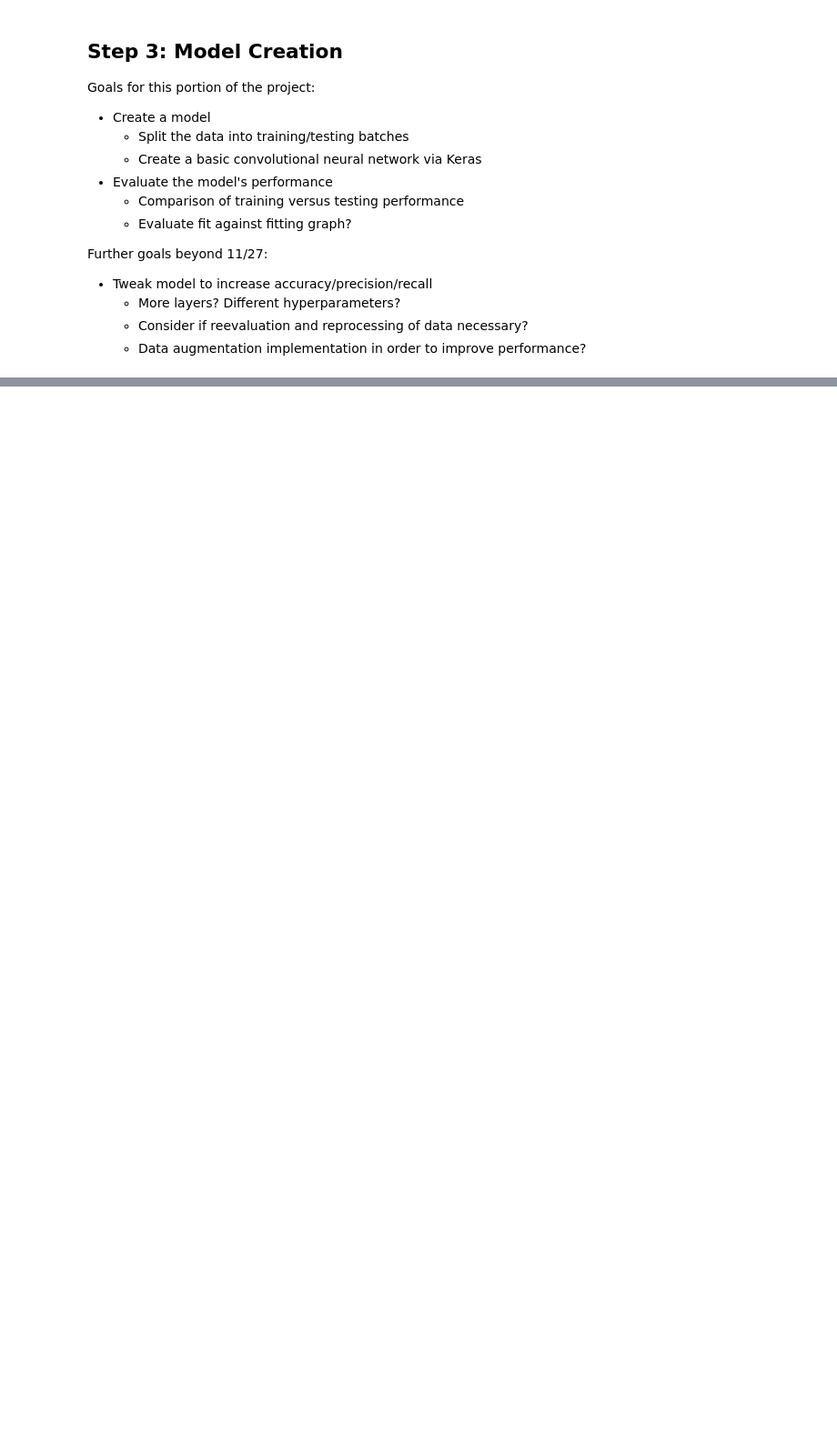
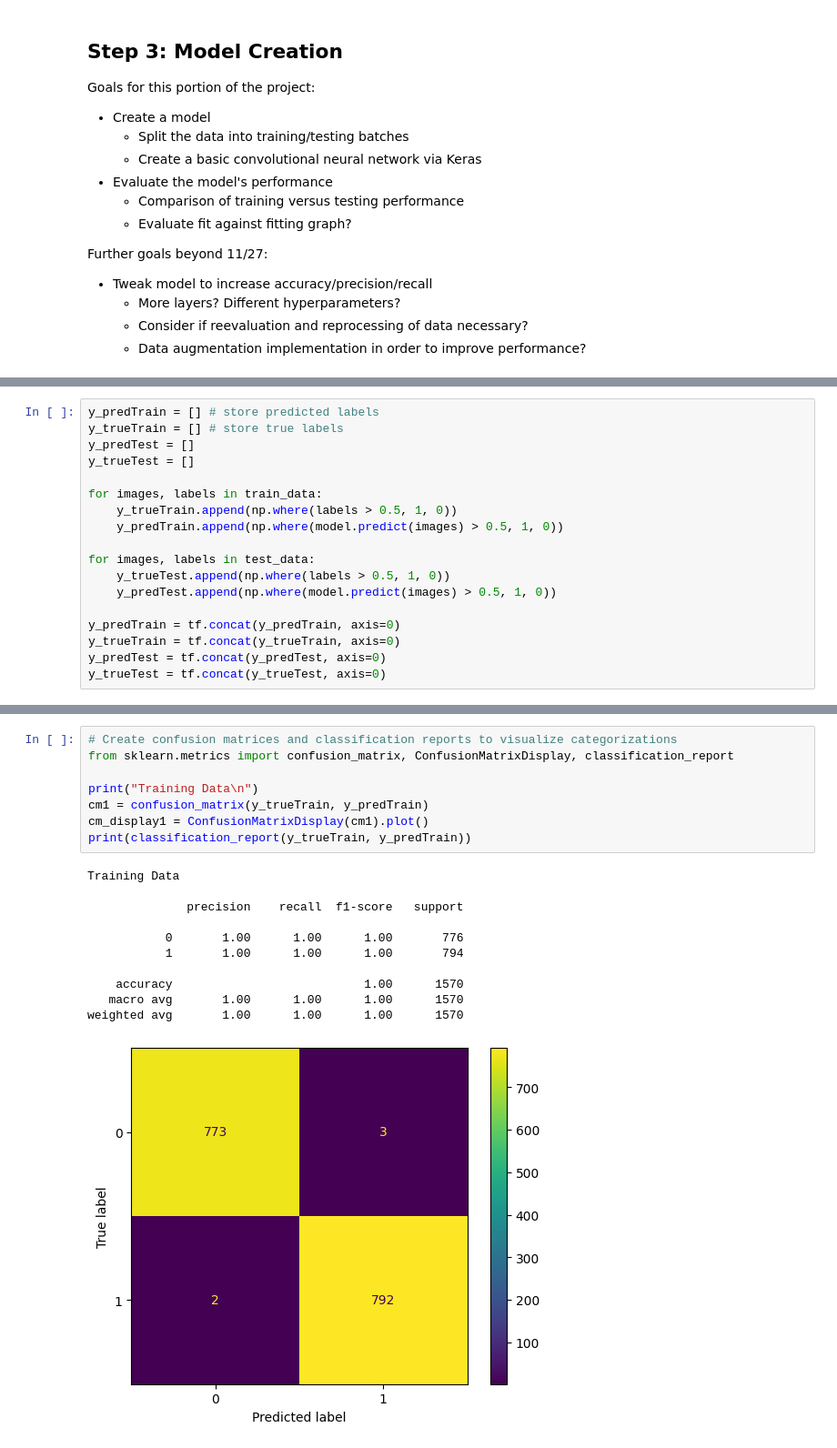
Before and after one commit to slouderback/ECS171-group-project, a Jupyter notebook: project.ipynb, the cells around one changed output, grey strips where cells are left out. Shown at 91% size. Cells and saved outputs as stored; diff of their text form; blank space fills up the shorter version.

Commit message:
Expand model evaluation section
Added classification reports and confusion matrices, made model fit graph a local embed

```diff
--- a/project.ipynb
+++ b/project.ipynb
@@ -178,0 +179,18 @@ Epoch 10/10
+# %%
+y_predTrain = [] # store predicted labels
+y_trueTrain = [] # store true labels
+y_predTest = []
+y_trueTest = []
+
+for images, labels in train_data:
+    y_trueTrain.append(np.where(labels > 0.5, 1, 0))
+    y_predTrain.append(np.where(model.predict(images) > 0.5, 1, 0))
+
+for images, labels in test_data:
+    y_trueTest.append(np.where(labels > 0.5, 1, 0))
+    y_predTest.append(np.where(model.predict(images) > 0.5, 1, 0))
+
+y_predTrain = tf.concat(y_predTrain, axis=0)
+y_trueTrain = tf.concat(y_trueTrain, axis=0)
+y_predTest = tf.concat(y_predTest, axis=0)
+y_trueTest = tf.concat(y_trueTest, axis=0)
@@ -178,0 +215,20 @@ Epoch 10/10
+# %%
+# Create confusion matrices and classification reports to visualize categorizations
+from sklearn.metrics import confusion_matrix, ConfusionMatrixDisplay, classification_report
+
+print("Training Data\n")
+cm1 = confusion_matrix(y_trueTrain, y_predTrain)
+cm_display1 = ConfusionMatrixDisplay(cm1).plot()
+print(classification_report(y_trueTrain, y_predTrain))
+# %% [output]
+Training Data
+
+              precision    recall  f1-score   support
+
+           0       1.00      1.00      1.00       776
+           1       1.00      1.00      1.00       794
+
+    accuracy                           1.00      1570
+   macro avg       1.00      1.00      1.00      1570
+weighted avg       1.00      1.00      1.00      1570
+[figure, added]
```
Also changed, not shown: parts of 8 cells of this notebook, 1 other file.
